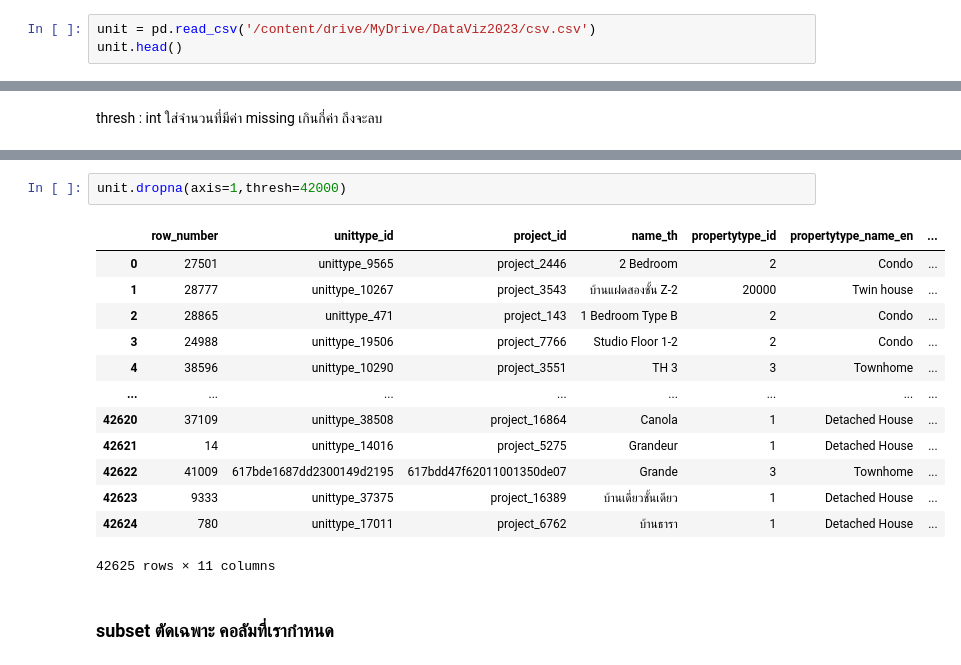
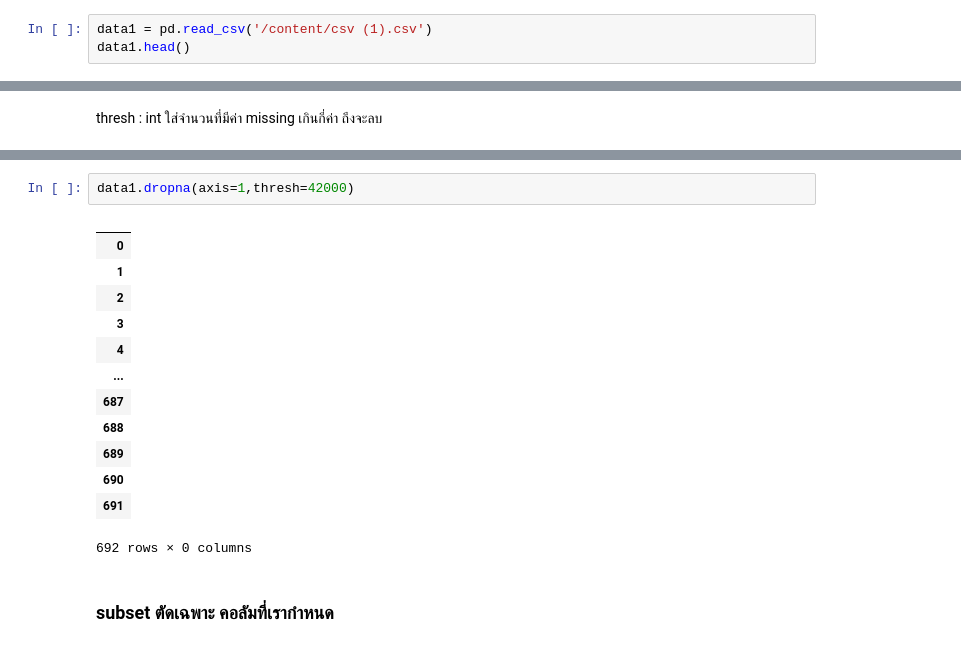
Before and after one commit to Wipada6430205202/python_dataviz2023, a Jupyter notebook: pandas101.ipynb, the cells around one changed output, grey strips where cells are left out. Drawn from its saved outputs; the diff is of its cells as text.

```diff
--- a/pandas101.ipynb
+++ b/pandas101.ipynb
@@ -14,8 +14,8 @@ Mounted at /content/drive
 # %% [markdown]
 #การจัดการข้อมูล
 # %%
-unit = pd.read_csv('/content/drive/MyDrive/DataViz2023/csv.csv')
-unit.head()
+data1 = pd.read_csv('/content/csv (1).csv')
+data1.head()
 # %% [output]
 |  | Budget_resource | Issue_No | Fiscal_year | Department_code | Department | Core_budget_code | ... |
 | 0 | งบประจำปี | 0 | 62 | 11000000 | สำนักการระบายน้ำ | 12-เงินสำรองจ่ายทั่วไป กรณีค่าใช้... | ... |
@@ -200,20 +266,20 @@ url_unittype            https://baania.com/th/project/เฟ-ลิค-คอน
 Name: 0, dtype: object
 # %%
-unit.dropna(axis=1,thresh=42000)
+data1.dropna(axis=1,thresh=42000)
 # %% [output]
-|  | row_number | unittype_id | project_id | name_th | propertytype_id | propertytype_name_en | ... |
-| 0 | 27501 | unittype_9565 | project_2446 | 2 Bedroom | 2 | Condo | ... |
-| 1 | 28777 | unittype_10267 | project_3543 | บ้านแฝดสองชั้น Z-2 | 20000 | Twin house | ... |
-| 2 | 28865 | unittype_471 | project_143 | 1 Bedroom Type B | 2 | Condo | ... |
-| 3 | 24988 | unittype_19506 | project_7766 | Studio Floor 1-2 | 2 | Condo | ... |
-| 4 | 38596 | unittype_10290 | project_3551 | TH 3 | 3 | Townhome | ... |
-| ... | ... | ... | ... | ... | ... | ... | ... |
-| 42620 | 37109 | unittype_38508 | project_16864 | Canola | 1 | Detached House | ... |
-| 42621 | 14 | unittype_14016 | project_5275 | Grandeur | 1 | Detached House | ... |
-| 42622 | 41009 | 617bde1687dd2300149d2195 | 617bdd47f62011001350de07 | Grande | 3 | Townhome | ... |
-| 42623 | 9333 | unittype_37375 | project_16389 | บ้านเดี่ยวชั้นเดียว | 1 | Detached House | ... |
-| 42624 | 780 | unittype_17011 | project_6762 | บ้านธารา | 1 | Detached House | ... |
+|  |
+| 0 |
+| 1 |
+| 2 |
+| 3 |
+| 4 |
+| ... |
+| 687 |
+| 688 |
+| 689 |
+| 690 |
+| 691 |
-42625 rows × 11 columns
+692 rows × 0 columns
 # %% [markdown]
 ### subset ตัดเฉพาะ คอลัมที่เรากำหนด
 # %%
```
Also changed, not shown: parts of 25 cells of this notebook.
